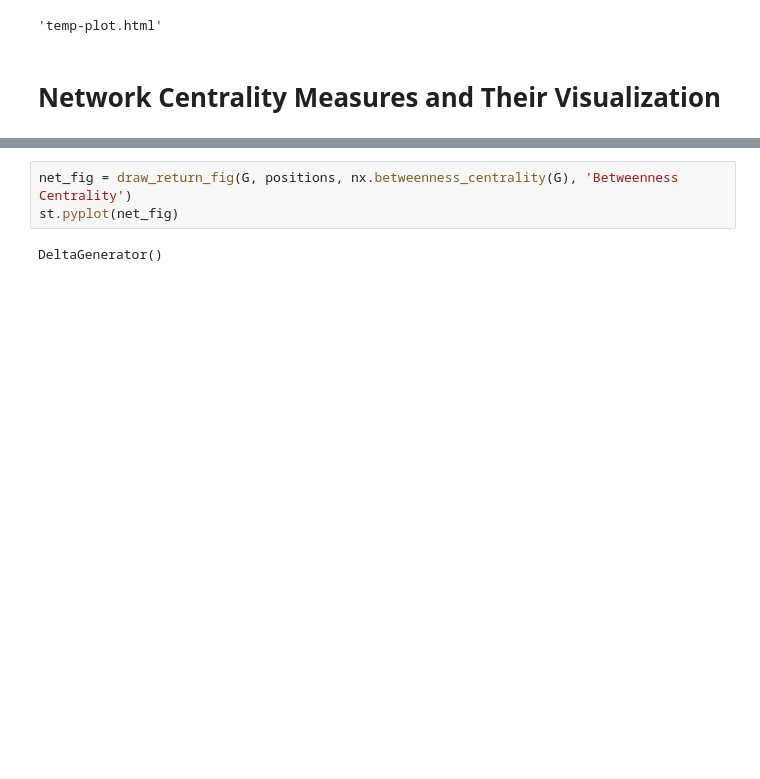
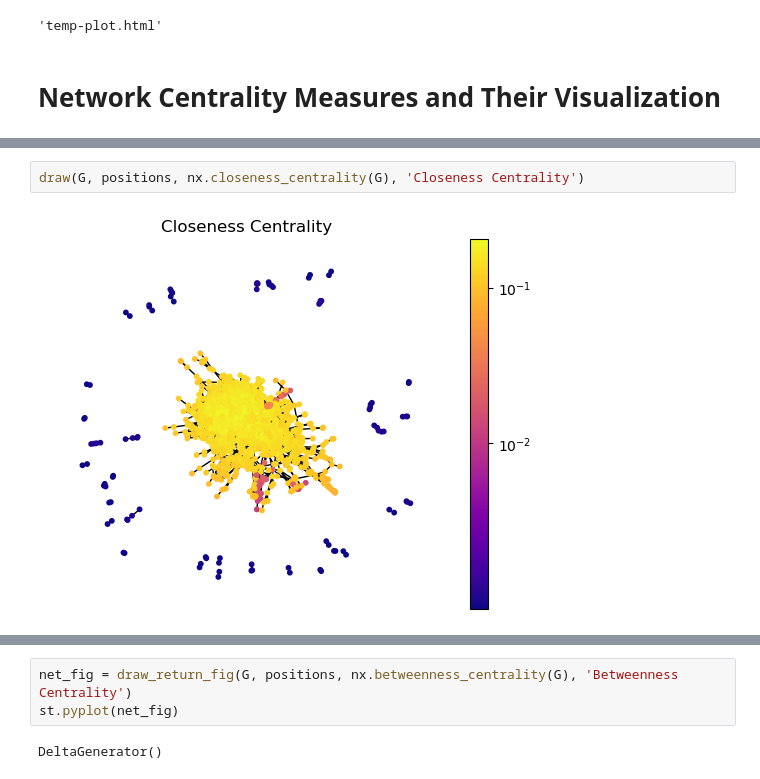
Before and after one commit to ittar/Data-Science-Project, a Jupyter notebook: _test/similarity-visualization.ipynb, the cells around one changed output, grey strips where cells are left out. Saved outputs shown, nothing was run; the diff lists cells and outputs as text; blank space fills up the shorter version.

```diff
--- a/_test/similarity-visualization.ipynb
+++ b/_test/similarity-visualization.ipynb
@@ -194,0 +216,4 @@ draw(G, positions, nx.betweenness_centrality(G), 'Betweenness Centrality')
+# %%
+draw(G, positions, nx.closeness_centrality(G), 'Closeness Centrality')
+# %% [output]
+[figure, added]
```
Also changed, not shown: parts of 16 cells of this notebook, 5 other files.
